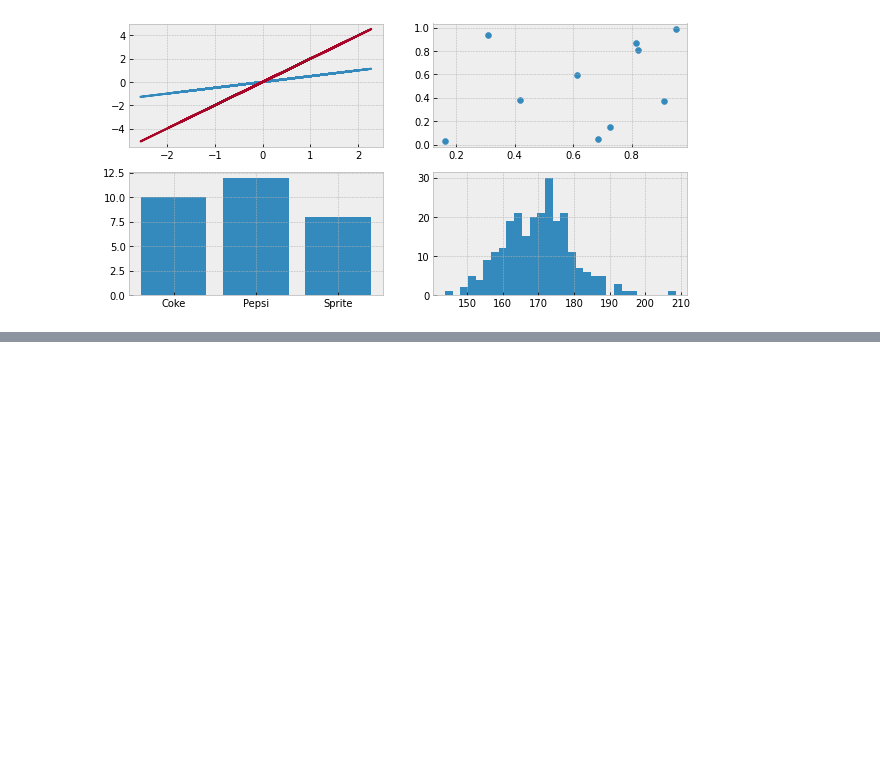
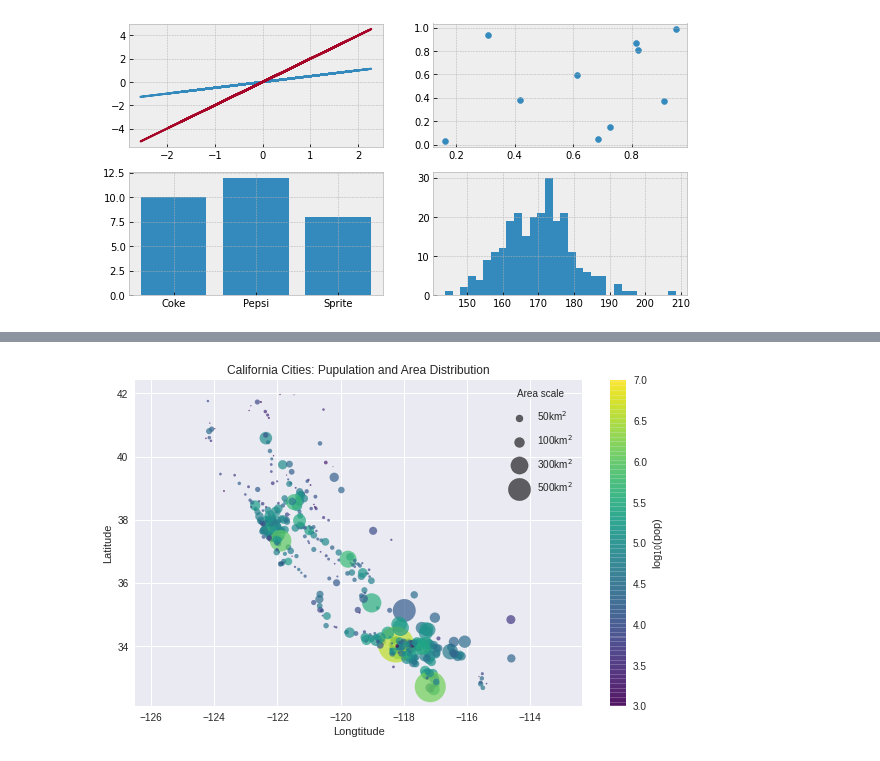
Before and after one commit to hung1012/ML-Basics, a Jupyter notebook: Matplotlib_Basics.ipynb, the cells around one changed output, grey strips where cells are left out. Drawn from its saved outputs; the diff is of its cells as text; code cells hidden in the pictures; blank space fills up the shorter version.

```diff
--- a/Matplotlib_Basics.ipynb
+++ b/Matplotlib_Basics.ipynb
@@ -171,0 +183,2 @@ ax[1,1].hist(student_height, bins=30);
+# %%
+cities = pd.read_csv('/content/gdrive/MyDrive/california_cities.txt')
@@ -171,0 +194,30 @@ ax[1,1].hist(student_height, bins=30);
+# %%
+# Extract Latd and Longd
+
+lat, lon = cities['latd'], cities['longd']
+pop, area = cities['population_total'], cities['area_total_km2']
+
+plt.style.use('seaborn');
+
+#Plot using Pyplot API
+plt.figure(figsize=(10,6));
+plt.scatter(lon, lat,
+            c = np.log10(pop), cmap='viridis',
+            s=area, linewidths=0, alpha = 0.7);
+plt.axis('equal');
+plt.xlabel('Longtitude');
+plt.ylabel('Latitude');
+plt.colorbar(label = 'log$_{10}$(pop)');
+plt.clim(3,7);
+plt.title("California Cities: Pupulation and Area Distribution");
+
+#Create a legend for cities's size
+area_range = [50,100,300,500]
+
+for area in area_range:
+  plt.scatter([], [], s=area,
+              label = str(area)+ 'km$^2$',
+              c='k', alpha = 0.6);
+plt.legend(labelspacing =1, title ='Area scale');
+# %% [output]
+[figure, added]
```
Also changed, not shown: parts of 4 cells of this notebook.
